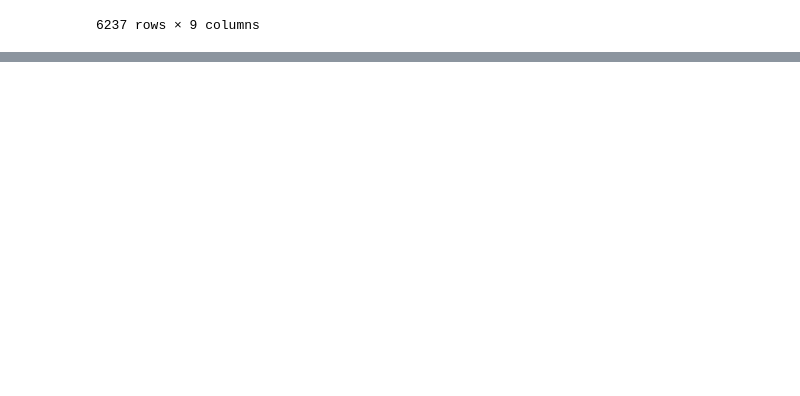
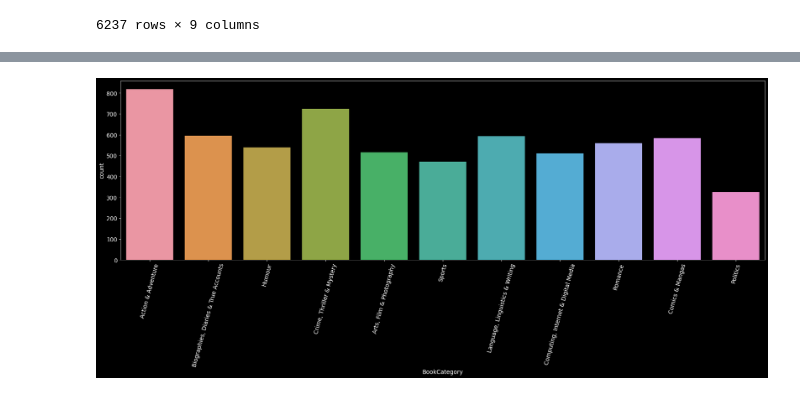
Before and after one commit to ashok2216-A/Hackthon-Book_Price_Prediction, a Jupyter notebook: Hackthon_Book_Price_Prediction.ipynb, the cells around one changed output, grey strips where cells are left out. Drawn from its saved outputs; the diff is of its cells as text; code cells hidden in the pictures; blank space fills up the shorter version.

```diff
--- a/Hackthon_Book_Price_Prediction.ipynb
+++ b/Hackthon_Book_Price_Prediction.ipynb
@@ -120,0 +220,6 @@ train_df
+# %%
+sns.countplot(train_df['BookCategory'])
+plt.xticks(rotation=75)
+plt.show()
+# %% [output]
+[figure, added]
```
Also changed, not shown: parts of 13 cells of this notebook.
